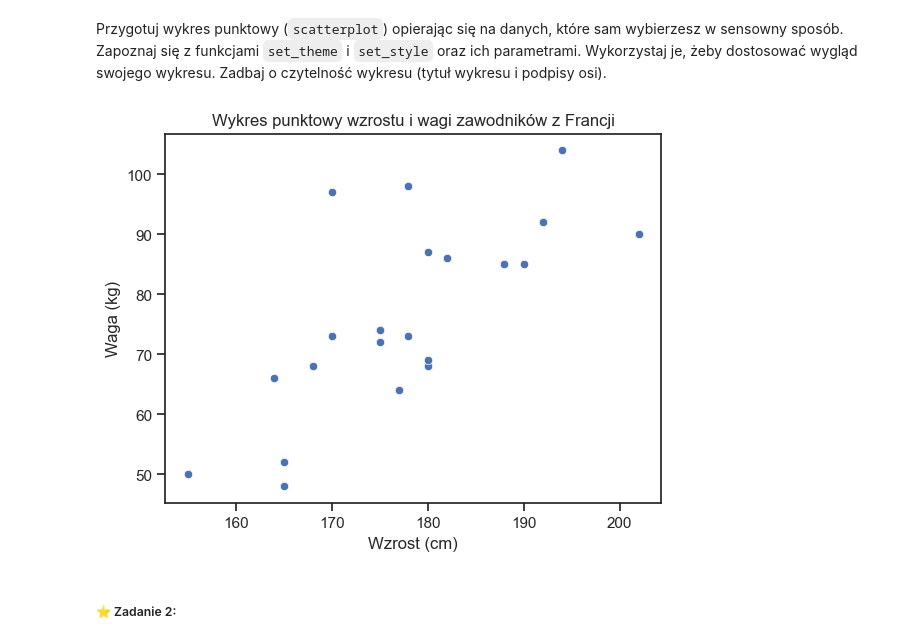
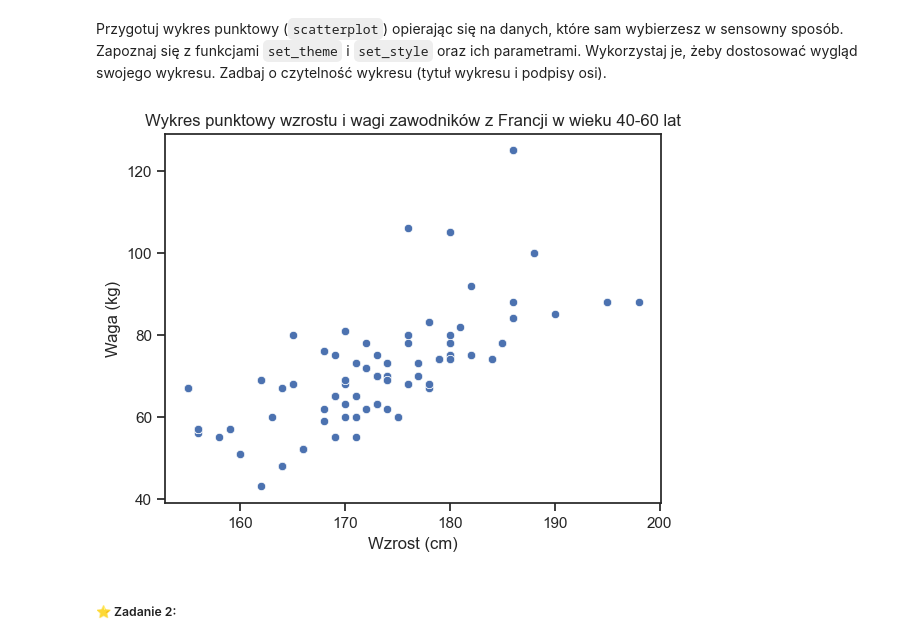
Before and after one commit to kambed/DataVisualization, a Jupyter notebook: seaborn.ipynb, the cells around one changed output. Cells and saved outputs as stored; diff of their text form; code cells hidden in the pictures.

```diff
--- a/seaborn.ipynb
+++ b/seaborn.ipynb
@@ -39,17 +39,21 @@ Wykresy relacyjne przedstawiają relacje pomiędzy danymi. Funkcja `relplot` zna
 # %% [markdown]
 Przygotuj wykres punktowy (`scatterplot`) opierając się na danych, które sam wybierzesz w sensowny sposób. Zapoznaj się z funkcjami `set_theme` i `set_style` oraz ich parametrami. Wykorzystaj je, żeby dostosować wygląd swojego wykresu. Zadbaj o czytelność wykresu (tytuł wykresu i podpisy osi).
 # %%
-height_weight_data_france = df[df['Team'] == 'France'][['Height', 'Weight']].dropna() # Filtruj dane dla zawodników z Francji, wybierz kolumny Height i Weight, usuń wiersze z brakującymi danymi
+height_weight_data_france = df[df['Team'] == 'France'][['Height', 'Weight', 'Age']].dropna() # Filtruj dane dla zawodników z Francji, wybierz kolumny Height i Weight, usuń wiersze z brakującymi danymi
 
-sns.scatterplot(x='Height', y='Weight', data=height_weight_data_france) # Stworzenie wykresu punktowego dla zawodników z Francji
+height_weight_data_france_filtered = height_weight_data_france[(height_weight_data_france['Age'] >= 40) & (height_weight_data_france['Age'] <= 60)] # Ograniczenie do zawodników w wieku 40-60 lat
 
-plt.title('Wykres punktowy wzrostu i wagi zawodników z Francji')
+sns.scatterplot(x='Height', y='Weight', data=height_weight_data_france_filtered)
+sns.set_style("whitegrid") # Ustawienie stylu wykresu, inna opcja to "darkgrid"
+sns.set_theme(style="ticks") # Ustawienie motywu wykresu, inna opcja to "dark"
+
+plt.title('Wykres punktowy wzrostu i wagi zawodników z Francji w wieku 40-60 lat')
 plt.xlabel('Wzrost (cm)')
 plt.ylabel('Waga (kg)')
 
 plt.show()
 # %% [output]
-[figure, old version]
+[figure, new version]
 # %% [markdown]
 ##### ⭐ Zadanie 2:
 # %% [markdown]
```
Also changed, not shown: parts of 10 cells of this notebook.
